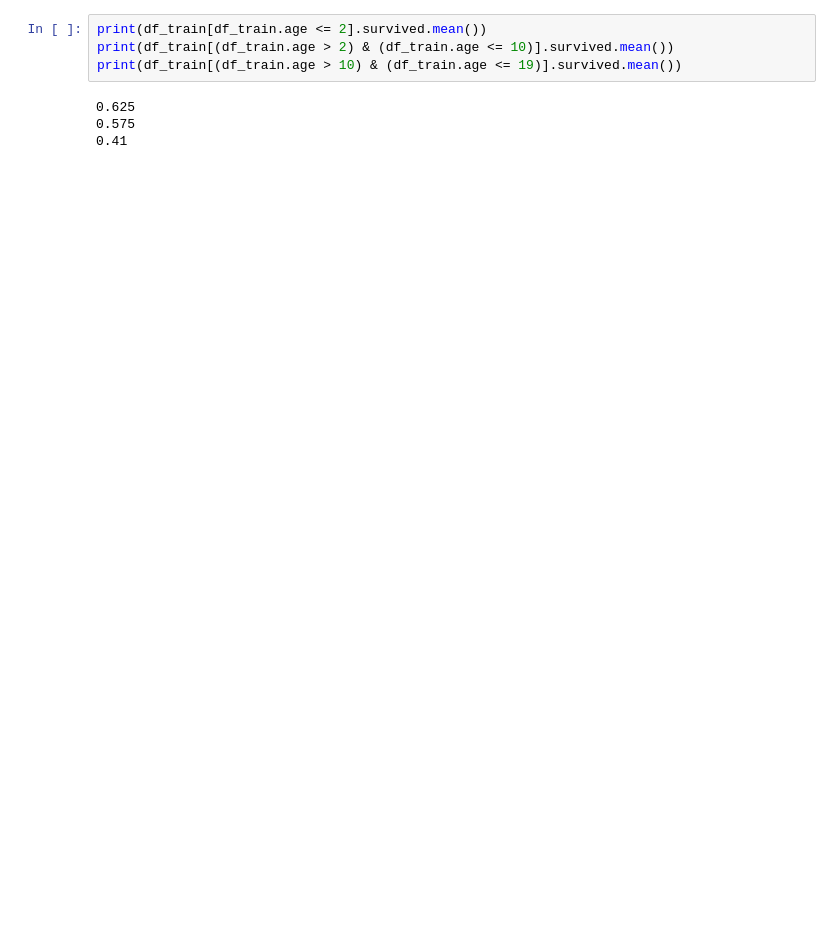
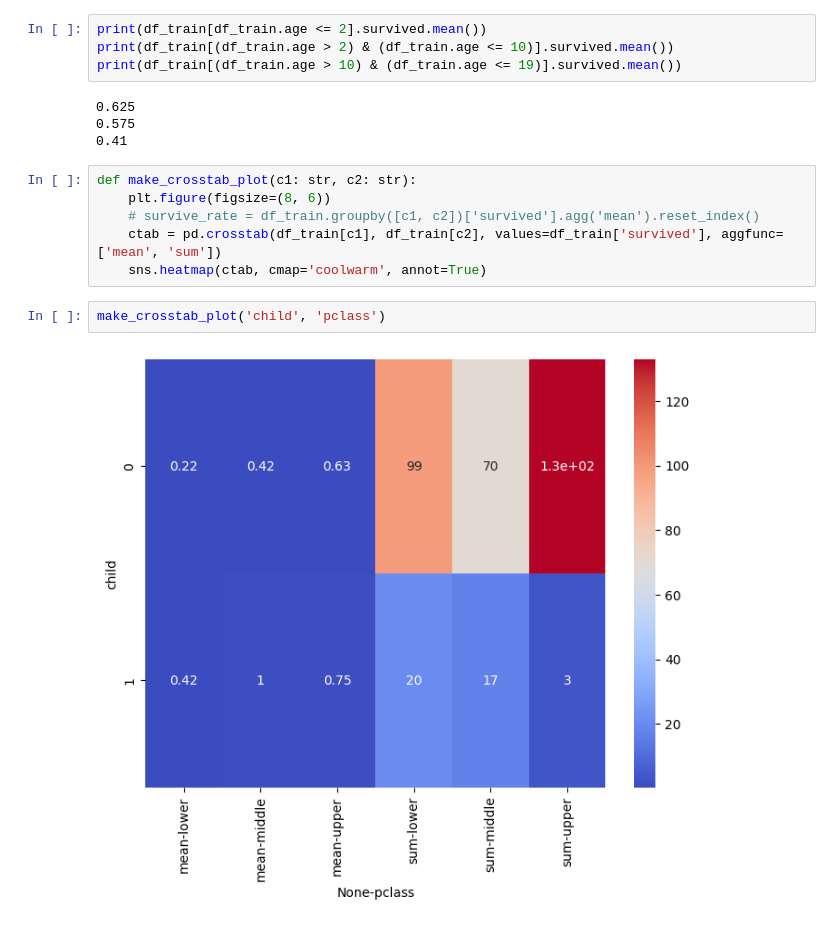
Before and after one commit to JakubWujec/titanic-prediction, a Jupyter notebook: notebooks/eda.ipynb, the cells around one changed output. Drawn from its saved outputs; the diff is of its cells as text; blank space fills up the shorter version.

```diff
--- a/notebooks/eda.ipynb
+++ b/notebooks/eda.ipynb
@@ -203,3 +169,13 @@ print(df_train[(df_train.age > 10) & (df_train.age <= 19)].survived.mean())
 0.625
 0.575
 0.41
+# %%
+def make_crosstab_plot(c1: str, c2: str):
+    plt.figure(figsize=(8, 6))
+    # survive_rate = df_train.groupby([c1, c2])['survived'].agg('mean').reset_index()
+    ctab = pd.crosstab(df_train[c1], df_train[c2], values=df_train['survived'], aggfunc=['mean', 'sum'])
+    sns.heatmap(ctab, cmap='coolwarm', annot=True)
+# %%
+make_crosstab_plot('child', 'pclass')
+# %% [output]
+[figure, added]
```
Also changed, not shown: parts of 20 cells of this notebook, 5 other files.
